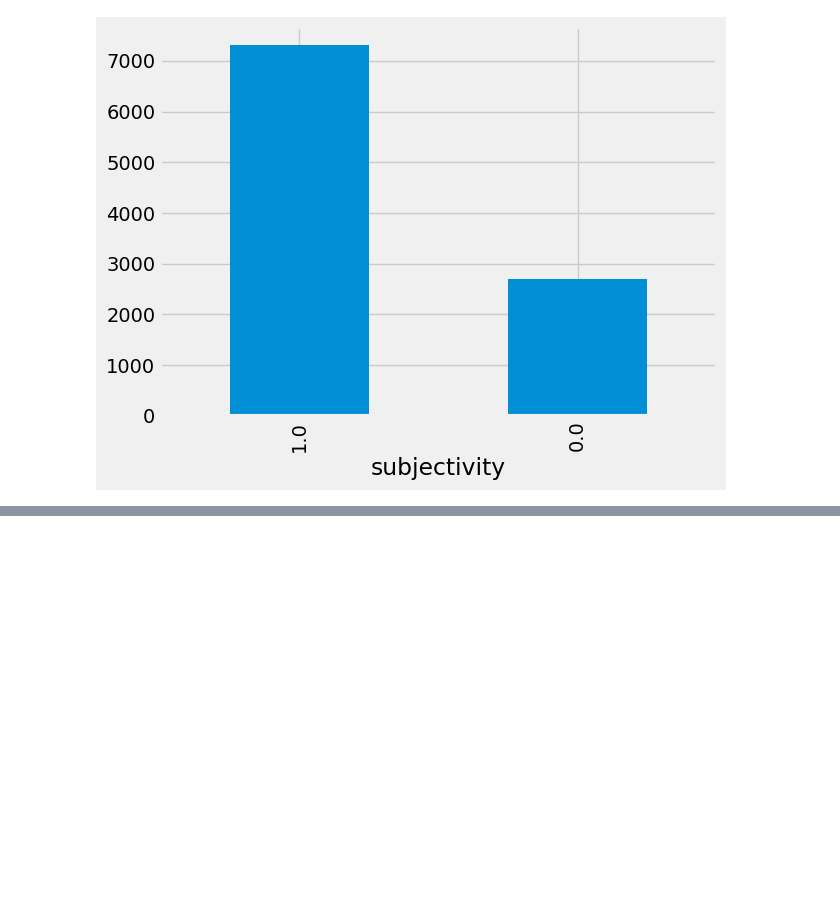
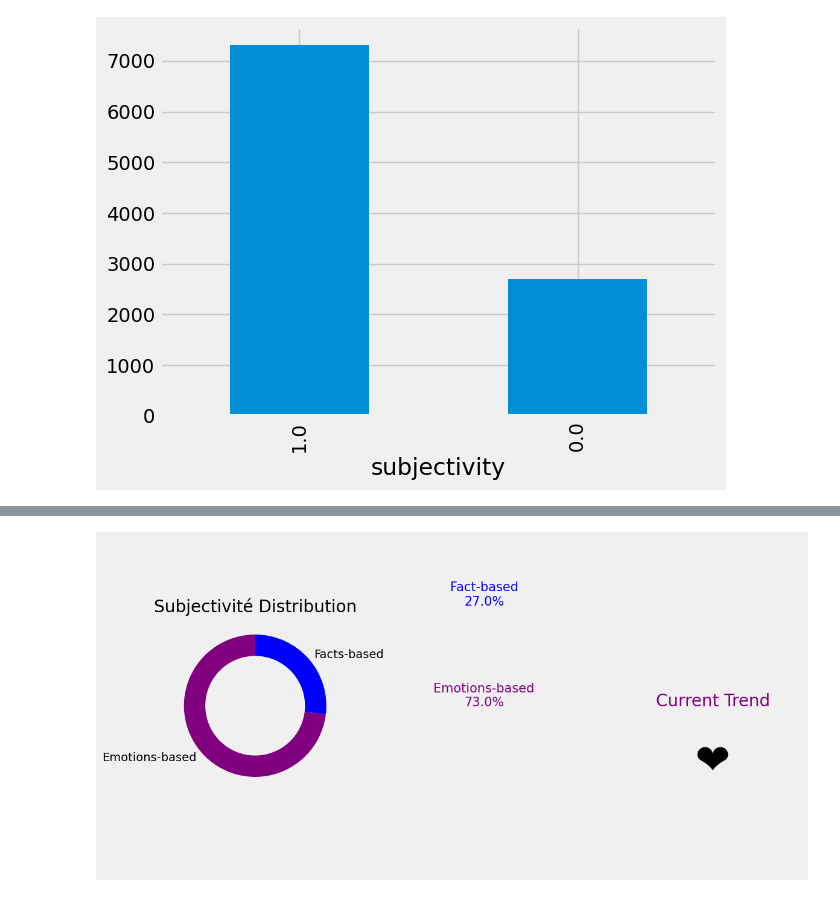
Before and after one commit to weda-mossab/Predicting-Hotel-Occupancy-Rates-with-Sentiment-Analysis-of-Reviews, a Jupyter notebook: Hotel Reviews/hotel_Reviews.ipynb, the cells around one changed output, grey strips where cells are left out. Saved outputs shown, nothing was run; the diff lists cells and outputs as text; code cells hidden in the pictures; blank space fills up the shorter version.

```diff
--- a/Hotel Reviews/hotel_Reviews.ipynb
+++ b/Hotel Reviews/hotel_Reviews.ipynb
@@ -722,0 +702,42 @@ fig.show()
+# %%
+# Extrait des pourcentages basés sur les valeurs uniques de la subjectivité
+unique_subjectivities = df.subjectivity.unique()
+fact_based = df[df.subjectivity == 0].shape[0] / df.shape[0] * 100
+opinion_based = df[df.subjectivity == 1].shape[0] / df.shape[0] * 100
+
+# Détermination de la tendance actuelle
+highest_subjectivity = max(fact_based, opinion_based, key=lambda x: x)
+
+# Création de la figure
+fig = plt.figure(figsize=(12, 6))
+gs = GridSpec(1, 3, width_ratios=[1, 1, 1])  # Augmentation de la taille de la grille à 3 colonnes
+
+# Graphique en secteurs pour la subjectivité
+ax1 = fig.add_subplot(gs[0])
+colors = ['blue', 'purple']
+labels = ['Facts-based', 'Emotions-based']
+sizes = [fact_based, opinion_based]
+ax1.pie(sizes, colors=colors, labels=labels, startangle=90, counterclock=False, wedgeprops={'width':0.3})
+ax1.set_title('Subjectivité Distribution')
+
+# Pourcentages pour la subjectivité
+ax2 = fig.add_subplot(gs[1])
+ax2.axis('off')
+ax2.text(0.5, 0.8, f'Fact-based\n{fact_based:.1f}%', horizontalalignment='center', fontsize=15, color='blue')
+ax2.text(0.5, 0.5, f'Emotions-based\n{opinion_based:.1f}%', horizontalalignment='center', fontsize=15, color='purple')
+
+# Tendance actuelle
+trend_text = ''
+if highest_subjectivity == fact_based:
+    trend_text = '🧠'
+else:
+    trend_text = '❤️'
+ax3 = fig.add_subplot(gs[2])
+ax3.axis('off')
+ax3.text(0.5, 0.5, 'Current Trend', horizontalalignment='center', fontsize=20, color='purple')
+ax3.text(0.5, 0.3, trend_text, horizontalalignment='center', fontsize=50)
+
+plt.tight_layout()
+plt.show()
+# %% [output]
+[figure, added]
```
Also changed, not shown: parts of 21 cells of this notebook.
